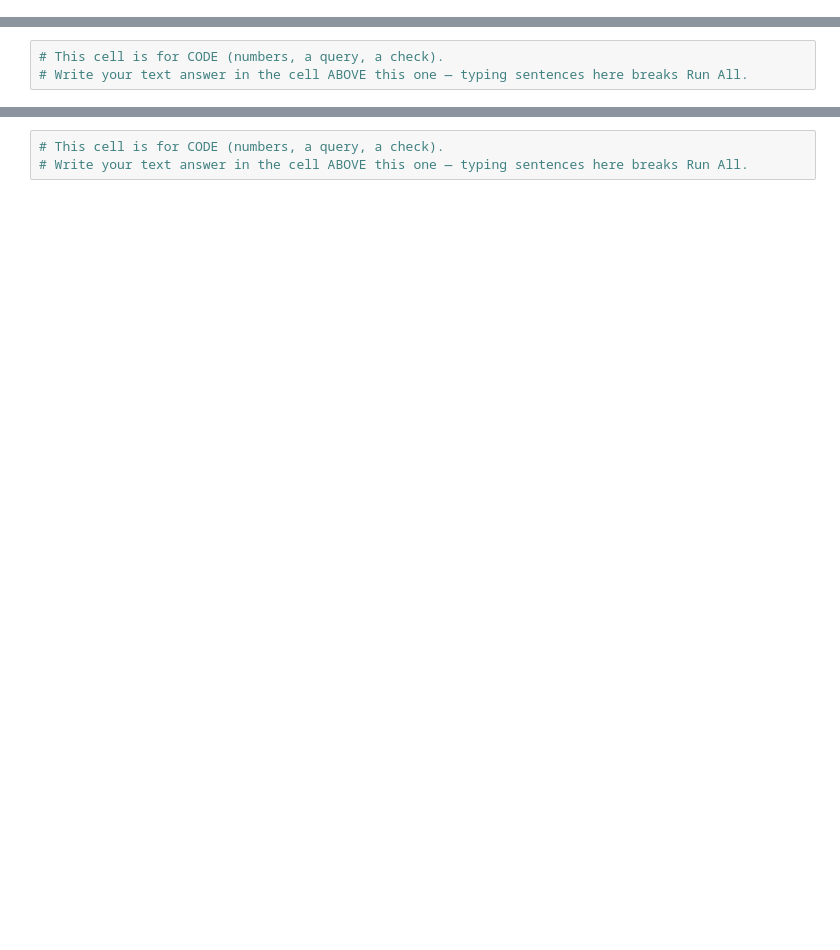
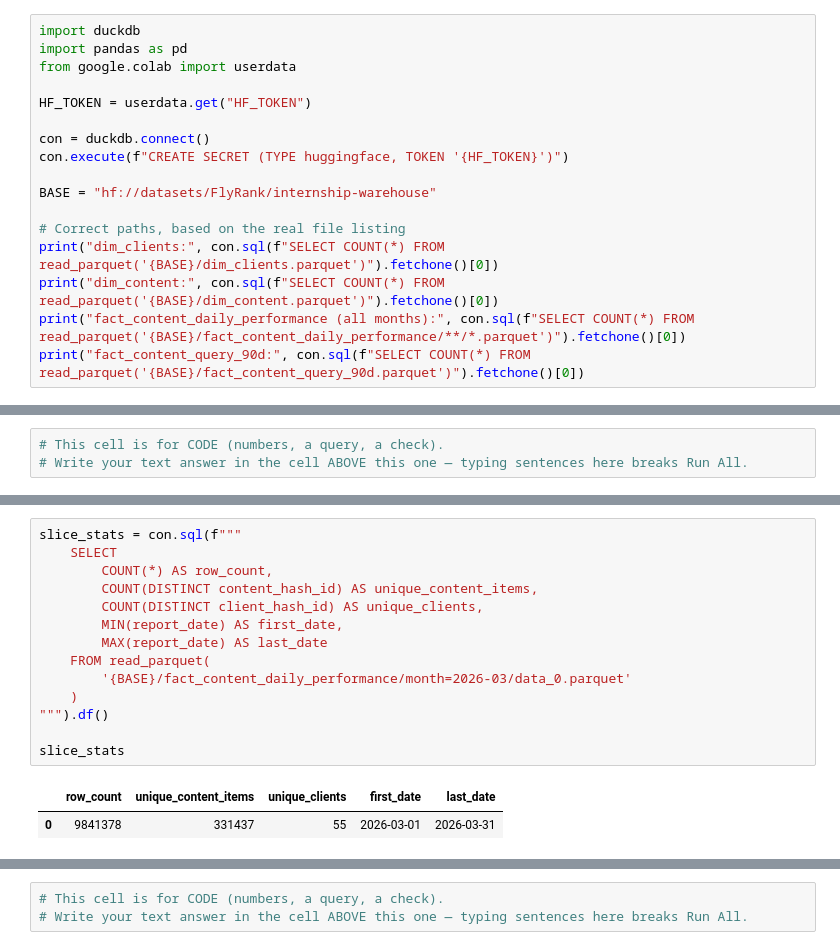
Before and after one commit to faiqakashif82-netizen/FlyRank-MachineLearning-Internship, a Jupyter notebook: work/notebooks/w03_data_contract.ipynb, the cells around one changed output, grey strips where cells are left out. Cells and saved outputs as stored; diff of their text form; blank space fills up the shorter version.

```diff
--- a/work/notebooks/w03_data_contract.ipynb
+++ b/work/notebooks/w03_data_contract.ipynb
@@ -12,0 +13,17 @@ This skeleton is yours to fill. Work the sections **in order** — each one has
+# %%
+import duckdb
+import pandas as pd
+from google.colab import userdata
+
+HF_TOKEN = userdata.get("HF_TOKEN")
+
+con = duckdb.connect()
+con.execute(f"CREATE SECRET (TYPE huggingface, TOKEN '{HF_TOKEN}')")
+
+BASE = "hf://datasets/FlyRank/internship-warehouse"
+
+# Correct paths, based on the real file listing
+print("dim_clients:", con.sql(f"SELECT COUNT(*) FROM read_parquet('{BASE}/dim_clients.parquet')").fetchone()[0])
+print("dim_content:", con.sql(f"SELECT COUNT(*) FROM read_parquet('{BASE}/dim_content.parquet')").fetchone()[0])
+print("fact_content_daily_performance (all months):", con.sql(f"SELECT COUNT(*) FROM read_parquet('{BASE}/fact_content_daily_performance/**/*.parquet')").fetchone()[0])
+print("fact_content_query_90d:", con.sql(f"SELECT COUNT(*) FROM read_parquet('{BASE}/fact_content_query_90d.parquet')").fetchone()[0])
@@ -26,0 +126,17 @@ This skeleton is yours to fill. Work the sections **in order** — each one has
+# %%
+slice_stats = con.sql(f"""
+    SELECT
+        COUNT(*) AS row_count,
+        COUNT(DISTINCT content_hash_id) AS unique_content_items,
+        COUNT(DISTINCT client_hash_id) AS unique_clients,
+        MIN(report_date) AS first_date,
+        MAX(report_date) AS last_date
+    FROM read_parquet(
+        '{BASE}/fact_content_daily_performance/month=2026-03/data_0.parquet'
+    )
+""").df()
+
+slice_stats
+# %% [output]
+|  | row_count | unique_content_items | unique_clients | first_date | last_date |
+| 0 | 9841378 | 331437 | 55 | 2026-03-01 | 2026-03-31 |
```
Also changed, not shown: parts of 28 cells of this notebook.
